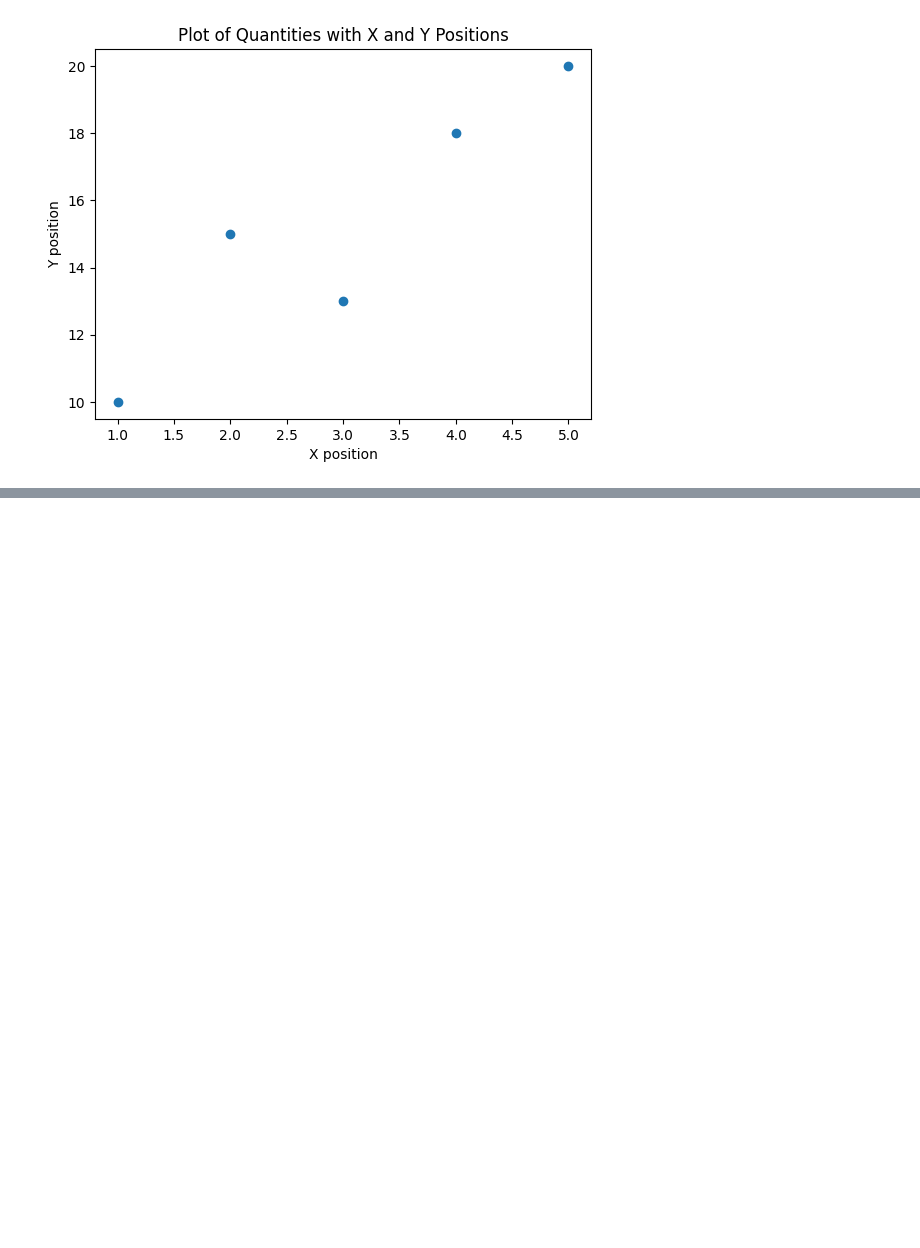
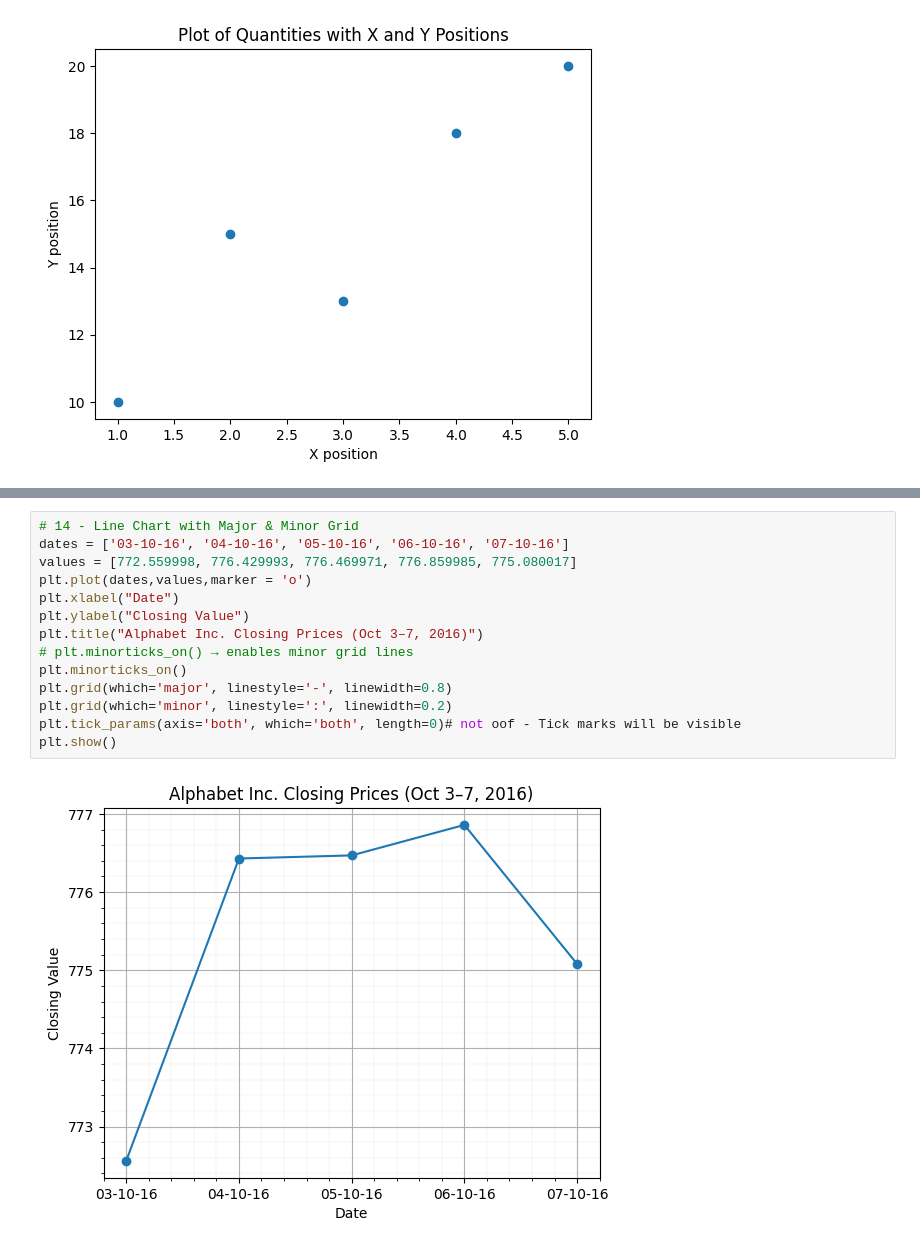
Before and after one commit to Tejeswar23/python-core-, a Jupyter notebook: matplot/practice_matplot.ipynb, the cells around one changed output, grey strips where cells are left out. Drawn from its saved outputs; the diff is of its cells as text; blank space fills up the shorter version.

```diff
--- a/matplot/practice_matplot.ipynb
+++ b/matplot/practice_matplot.ipynb
@@ -158,0 +214,16 @@ plt.show()
+# %%
+# 14 - Line Chart with Major & Minor Grid
+dates = ['03-10-16', '04-10-16', '05-10-16', '06-10-16', '07-10-16']
+values = [772.559998, 776.429993, 776.469971, 776.859985, 775.080017]
+plt.plot(dates,values,marker = 'o')
+plt.xlabel("Date")
+plt.ylabel("Closing Value")
+plt.title("Alphabet Inc. Closing Prices (Oct 3–7, 2016)")
+# plt.minorticks_on() → enables minor grid lines
+plt.minorticks_on()
+plt.grid(which='major', linestyle='-', linewidth=0.8)
+plt.grid(which='minor', linestyle=':', linewidth=0.2)
+plt.tick_params(axis='both', which='both', length=0)# not oof - Tick marks will be visible
+plt.show()
+# %% [output]
+[figure, added]
```
Also changed, not shown: parts of 13 cells of this notebook.
